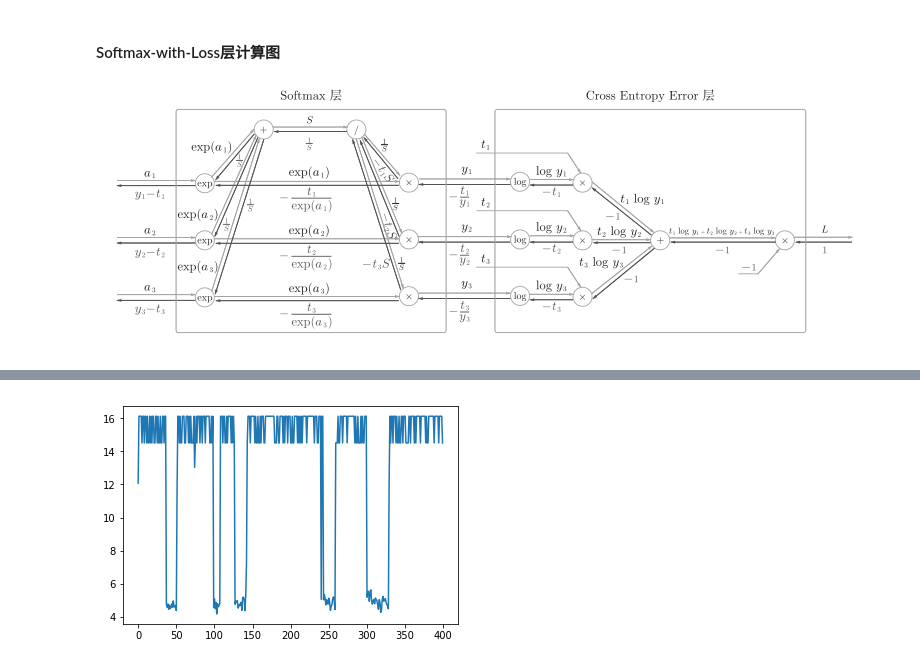
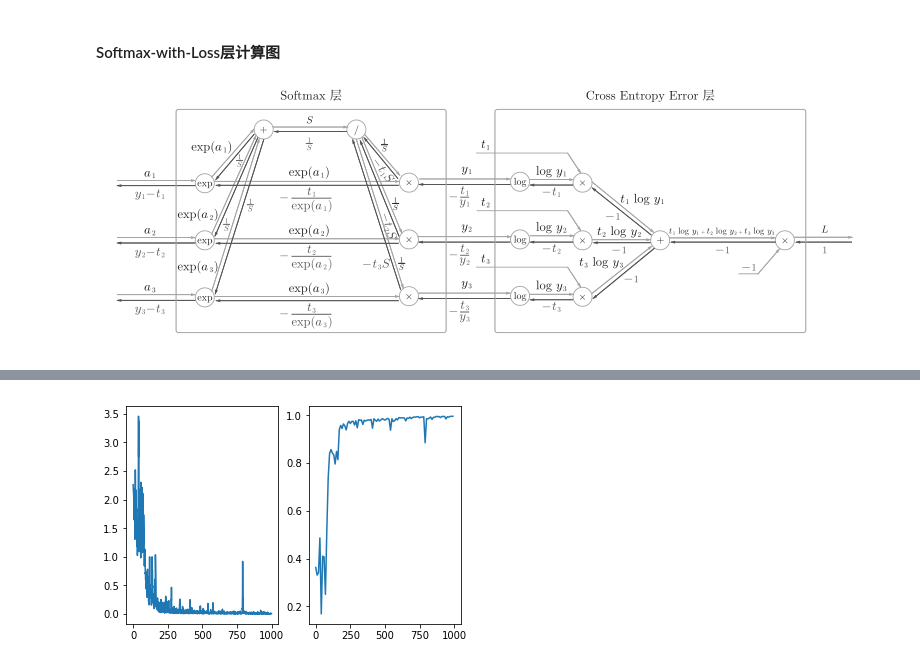
Before and after one commit to ckfanzhe/JupySum, a Jupyter notebook: SumLearn/Models/NeuralNetwork.ipynb, the cells around one changed output, grey strips where cells are left out. Cells and saved outputs as stored; diff of their text form; code cells hidden in the pictures.

```diff
--- a/SumLearn/Models/NeuralNetwork.ipynb
+++ b/SumLearn/Models/NeuralNetwork.ipynb
@@ -276,7 +278,6 @@ def numerical_gradient(f, x):
         tmp_val = x[idx]
         x[idx] = float(tmp_val) + h
         fxh1 = f(x) # f(x+h)
-
         x[idx] = tmp_val - h
         fxh2 = f(x) # f(x-h)
         grad[idx] = (fxh1 - fxh2) / (2*h)
@@ -316,6 +317,7 @@ class SimpleNet:
         grads['W2'] = numerical_gradient(loss_W, self.params['W2'])
         grads['b2'] = numerical_gradient(loss_W, self.params['b2'])
         return grads
+    def
 net = SimpleNet(input_size=64, hidden_size=100, output_size=10)
 print(f"W1:{net.params['W1'].shape},b1:{net.params['b1'].shape},W2:{net.params['W2'].shape},b2:{net.params['b2'].shape}")
 x = np.random.rand(100,64)
@@ -497,7 +498,7 @@ class SoftmaxWithLoss:
         self.t = None
     def forward(self,x,t):
         self.t = t
-        self.y = softmax(x)
+        self.y = self.softmax(x)
         self.loss = self.cross_entropy_error(self.y,self.t)
         return self.loss
     def backward(self, dout=1):
@@ -513,6 +514,15 @@ class SoftmaxWithLoss:
             t = t.argmax(axis=1)
         batch_size = y.shape[0]
         return -np.sum(np.log(y[np.arange(batch_size), t] + 1e-7)) / batch_size
+    def softmax(self, x):
+        # 适用于多批量数据的softmax
+        if x.ndim == 2:
+            x = x.T
+            x = x - np.max(x, axis=0)
+            y = np.exp(x) / np.sum(np.exp(x), axis=0)
+            return y.T
+        x = x - np.max(x) # 溢出对策
+        return np.exp(x) / np.sum(np.exp(x))
 # %% [markdown]
 #### Softmax-with-Loss层计算图
 ![image.png](attachment:image.png)
@@ -592,25 +602,23 @@ b2:0.06666666678657075
 # %%
 # 开始训练
 network = SimpleNet(input_size=64,hidden_size=50,output_size=10)
-iters_num = 400
+iters_num = 1000
 train_size = data.shape[0]
-batch_size = 10
-learning_rate = 1
+batch_size = 100
+learning_rate = 0.1
 train_loss_list = []
 train_acc_list = []
-iter_per_epoch = max(train_size/batch_size, 1)
 for i in range(iters_num):
     batch_mask = np.random.choice(train_size,batch_size)
     x_batch = data[batch_mask]
     t_batch = target[batch_mask]
     # 通过误差反向传播求梯度
     grad = network.gradient(x_batch,t_batch)
-    print(grad)
     # 更新权重
     for key in ('W1','b1','W2','b2'):
         network.params[key] -= learning_rate*grad[key]
     loss = network.loss(x_batch, t_batch)
     train_loss_list.append(loss)
-    if i % 10 ==0:
+    if i % 10 == 0:
         train_acc = network.accuracy(data,target)
         train_acc_list.append(train_acc)
@@ -635,7 +625,8 @@ for i in range(iters_num):
-# %%
-# 显示误差，由于训练次数不多，所以误差较大
-plt.plot([x for x in range(400)],train_loss_list)
-# plt.ylim(0,10)
-plt.show()
-# %% [output]
-[figure, removed]
+# %%
+# 显示训练误差和精确度
+f,(ax11,ax12) = plt.subplots(1,2,sharex=True)
+ax11.plot([x for x in range(1000)],train_loss_list)
+ax12.plot([x for x in range(0,1000,10)],train_acc_list)
+print('',end='')
+# %% [output]
+[figure, added]
```
Also changed, not shown: parts of 10 cells of this notebook, 1 other file.
